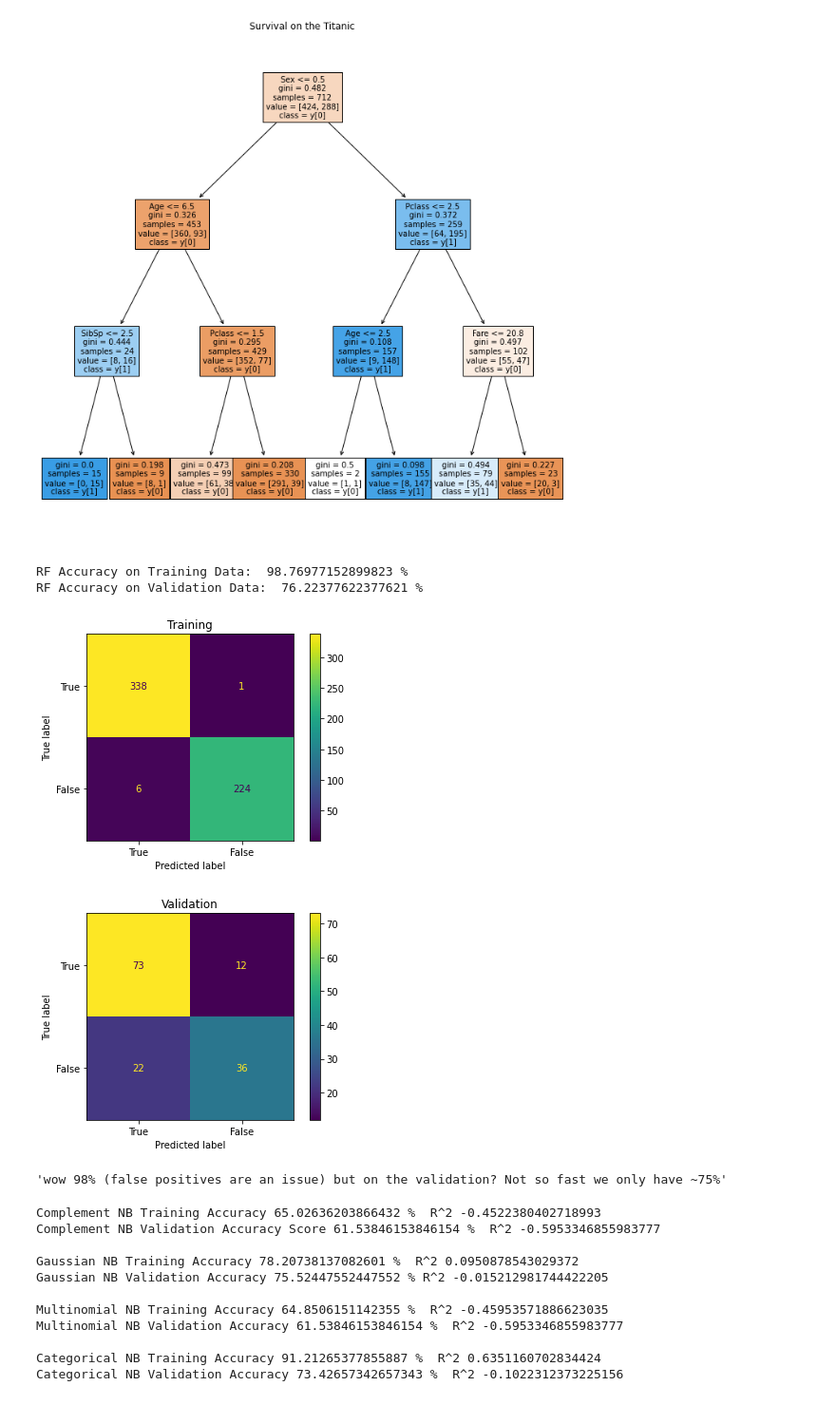
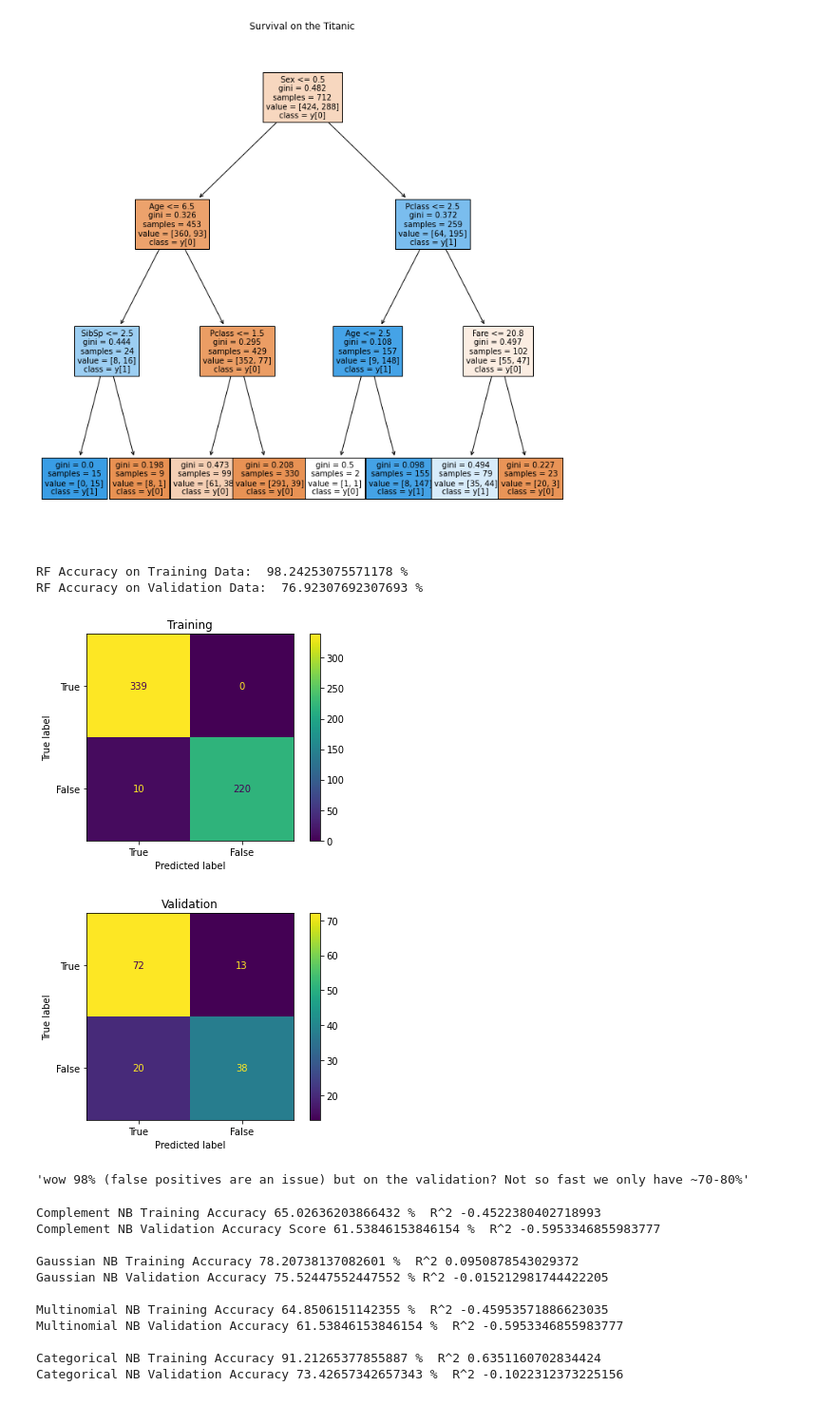
Before and after one commit to phmorris610/ClassificationModels, a Jupyter notebook: TitanicClassification.ipynb, the cells around one changed output. Shown: that part at 95% size. Cells and saved outputs as stored; diff of their text form; code cells hidden in the pictures.

```diff
--- a/TitanicClassification.ipynb
+++ b/TitanicClassification.ipynb
@@ -231,13 +231,13 @@ t.decision(3, feature_names)
 # %%
 """Now the Random Forest"""
 r = RandomForest(X_train, y_train)
 r.rForestClass(X_test, y_test, 10)
-"""wow 98% (false positives are an issue) but on the validation? Not so fast we only have ~75%"""
+"""wow 98% (false positives are an issue) but on the validation? Not so fast we only have ~70-80%"""
 # %% [output]
-RF Accuracy on Training Data:  98.76977152899823 %
-RF Accuracy on Validation Data:  76.22377622377621 %
+RF Accuracy on Training Data:  98.24253075571178 %
+RF Accuracy on Validation Data:  76.92307692307693 %
-[figure, old version]
+[figure, new version]
-[figure, old version]
+[figure, new version]
-'wow 98% (false positives are an issue) but on the validation? Not so fast we only have ~75%'
+'wow 98% (false positives are an issue) but on the validation? Not so fast we only have ~70-80%'
 # %%
 """Lets try the Niave Bayes"""
```
Also changed, not shown: parts of 2 cells of this notebook.
